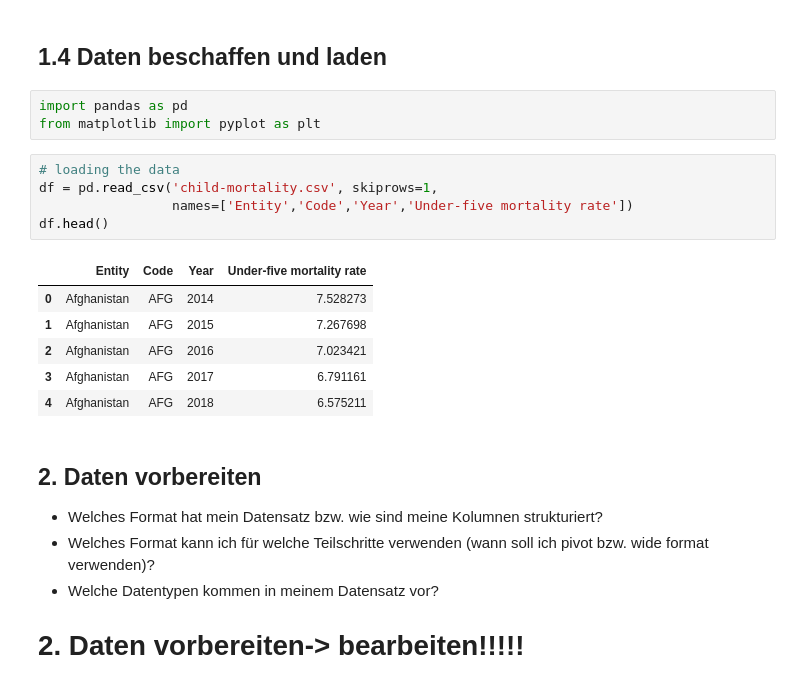
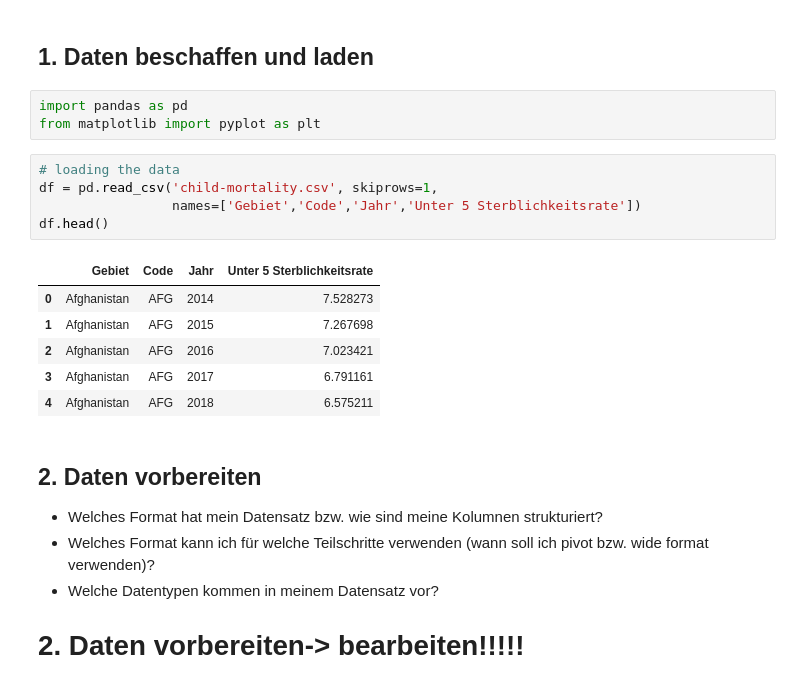
Before and after one commit to melisadedukic/MeliAjna, a Jupyter notebook: LN Python Melisa_Ajna.ipynb, the cells around one changed output. Drawn from its saved outputs; the diff is of its cells as text.

```diff
--- a/LN Python Melisa_Ajna.ipynb
+++ b/LN Python Melisa_Ajna.ipynb
@@ -19,17 +16,17 @@ Quellen:
 - https://www.gapminder.org/data/documentation/gd005/
 - https://ourworldindata.org/population-sources
 # %% [markdown]
-## 1.4 Daten beschaffen und laden
+## 1. Daten beschaffen und laden
 # %%
 import pandas as pd
 from matplotlib import pyplot as plt
 # %%
 # loading the data
 df = pd.read_csv('child-mortality.csv', skiprows=1,
-                 names=['Entity','Code','Year','Under-five mortality rate'])
+                 names=['Gebiet','Code','Jahr','Unter 5 Sterblichkeitsrate'])
 df.head()
 # %% [output]
-|  | Entity | Code | Year | Under-five mortality rate |
+|  | Gebiet | Code | Jahr | Unter 5 Sterblichkeitsrate |
 | 0 | Afghanistan | AFG | 2014 | 7.528273 |
 | 1 | Afghanistan | AFG | 2015 | 7.267698 |
 | 2 | Afghanistan | AFG | 2016 | 7.023421 |
```
Also changed, not shown: parts of 10 cells of this notebook.
